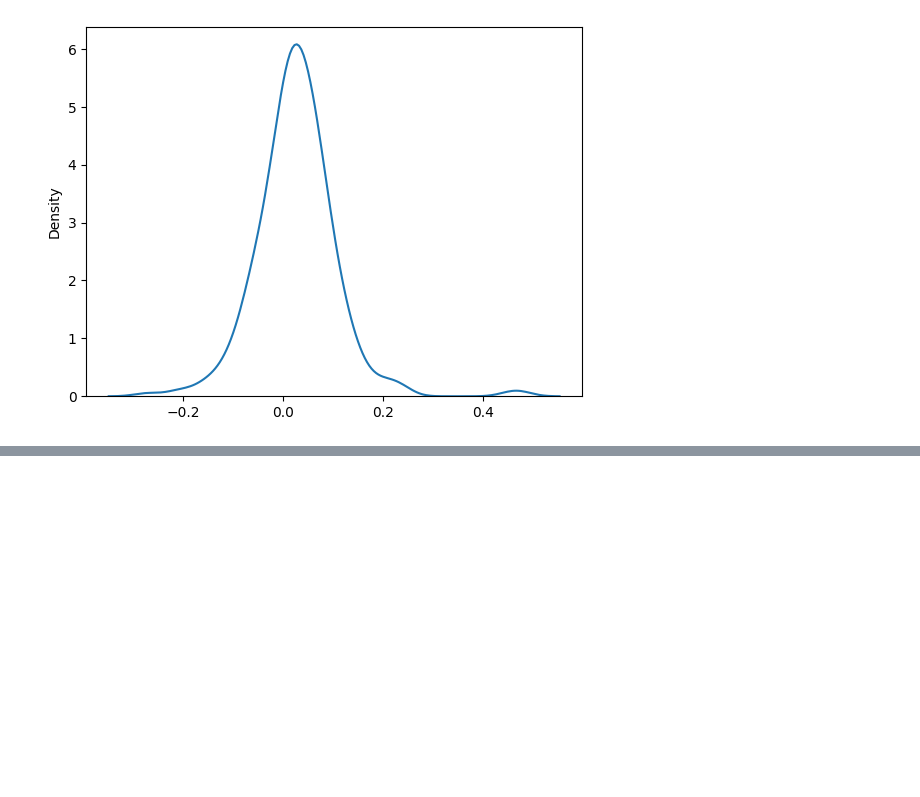
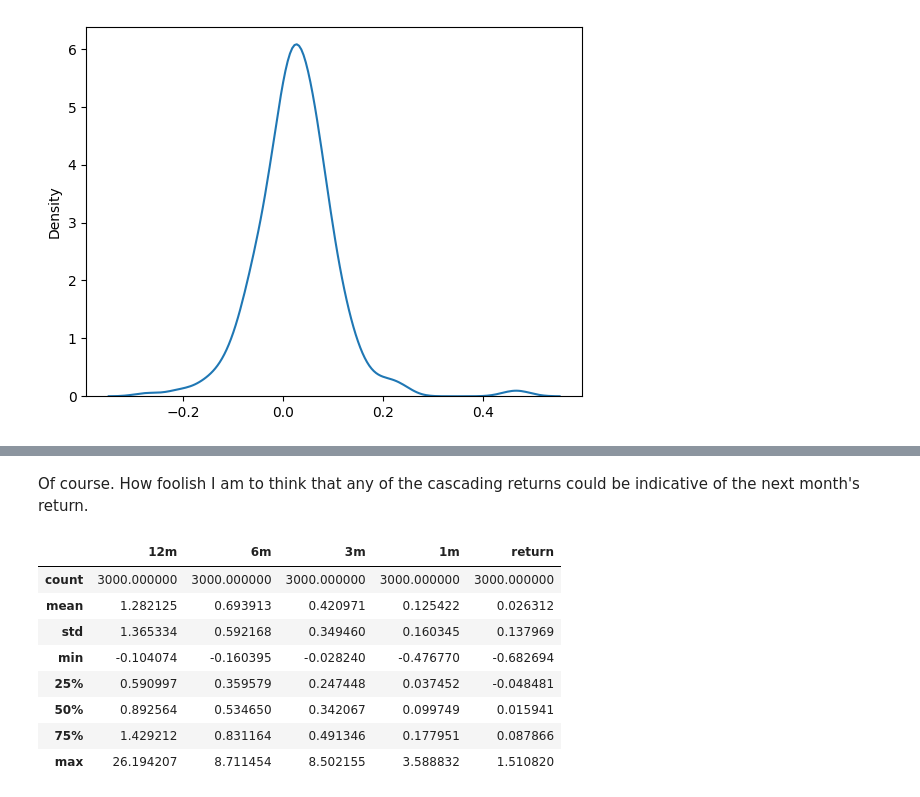
Before and after one commit to zdravoj/stock-bot, a Jupyter notebook: trading_sandbox.ipynb, the cells around one changed output, grey strips where cells are left out. Cells and saved outputs as stored; diff of their text form; code cells hidden in the pictures; blank space fills up the shorter version.

```diff
--- a/trading_sandbox.ipynb
+++ b/trading_sandbox.ipynb
@@ -1198,0 +1210,3 @@ sns.kdeplot(strategy_returns_pct);
+# %%
+# S&P500 monthly returns
+sp500_monthly_pct_ret = calc_monthly_returns(sp500_daily_adj)
@@ -1198,0 +1341,15 @@ sns.kdeplot(strategy_returns_pct);
+# %% [markdown]
+Of course. How foolish I am to think that any of the cascading returns could be indicative of the next month's return.
+# %%
+# numerical evaluation of strategy cascade
+strategy_lr_df.describe()
+# %% [output]
+|  | 12m | 6m | 3m | 1m | return |
+| count | 3000.000000 | 3000.000000 | 3000.000000 | 3000.000000 | 3000.000000 |
+| mean | 1.282125 | 0.693913 | 0.420971 | 0.125422 | 0.026312 |
+| std | 1.365334 | 0.592168 | 0.349460 | 0.160345 | 0.137969 |
+| min | -0.104074 | -0.160395 | -0.028240 | -0.476770 | -0.682694 |
+| 25% | 0.590997 | 0.359579 | 0.247448 | 0.037452 | -0.048481 |
+| 50% | 0.892564 | 0.534650 | 0.342067 | 0.099749 | 0.015941 |
+| 75% | 1.429212 | 0.831164 | 0.491346 | 0.177951 | 0.087866 |
+| max | 26.194207 | 8.711454 | 8.502155 | 3.588832 | 1.510820 |
```
Also changed, not shown: parts of 20 cells of this notebook.
